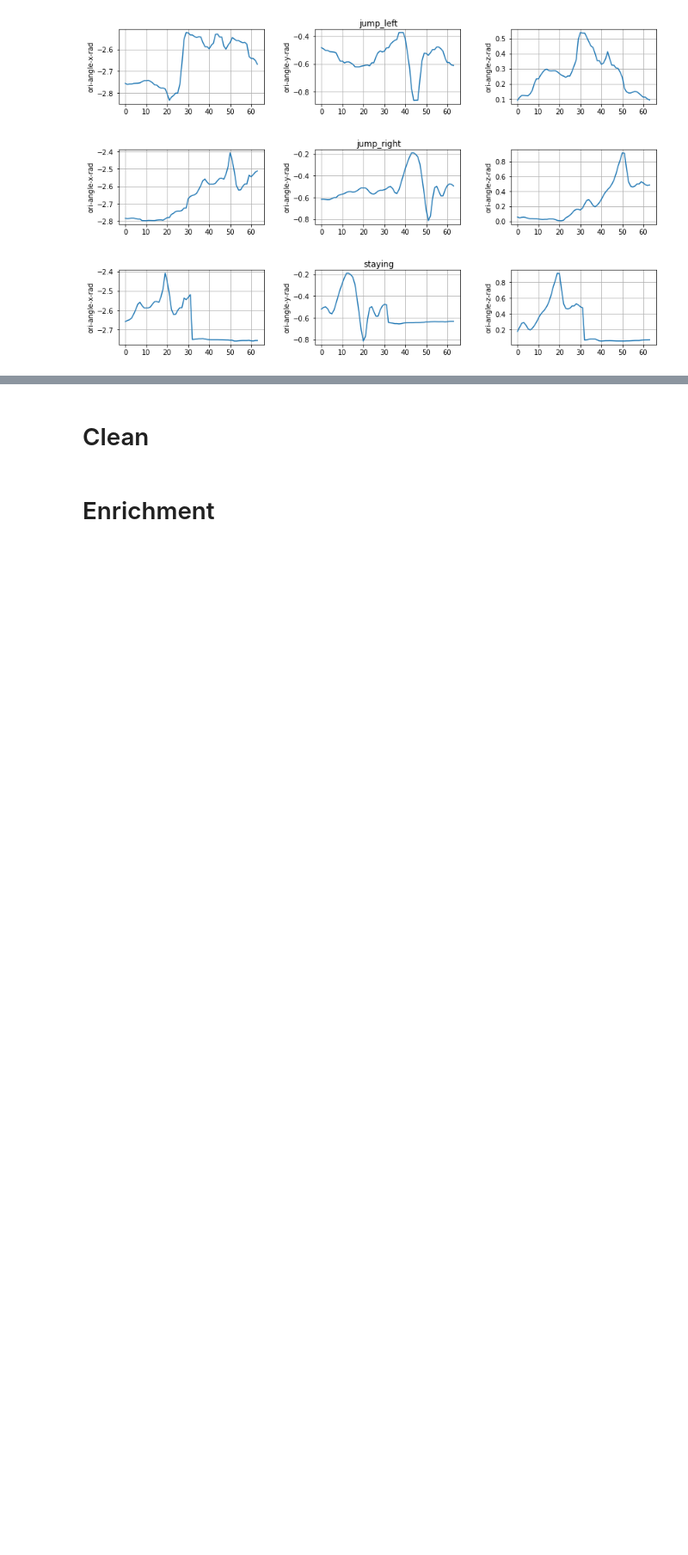
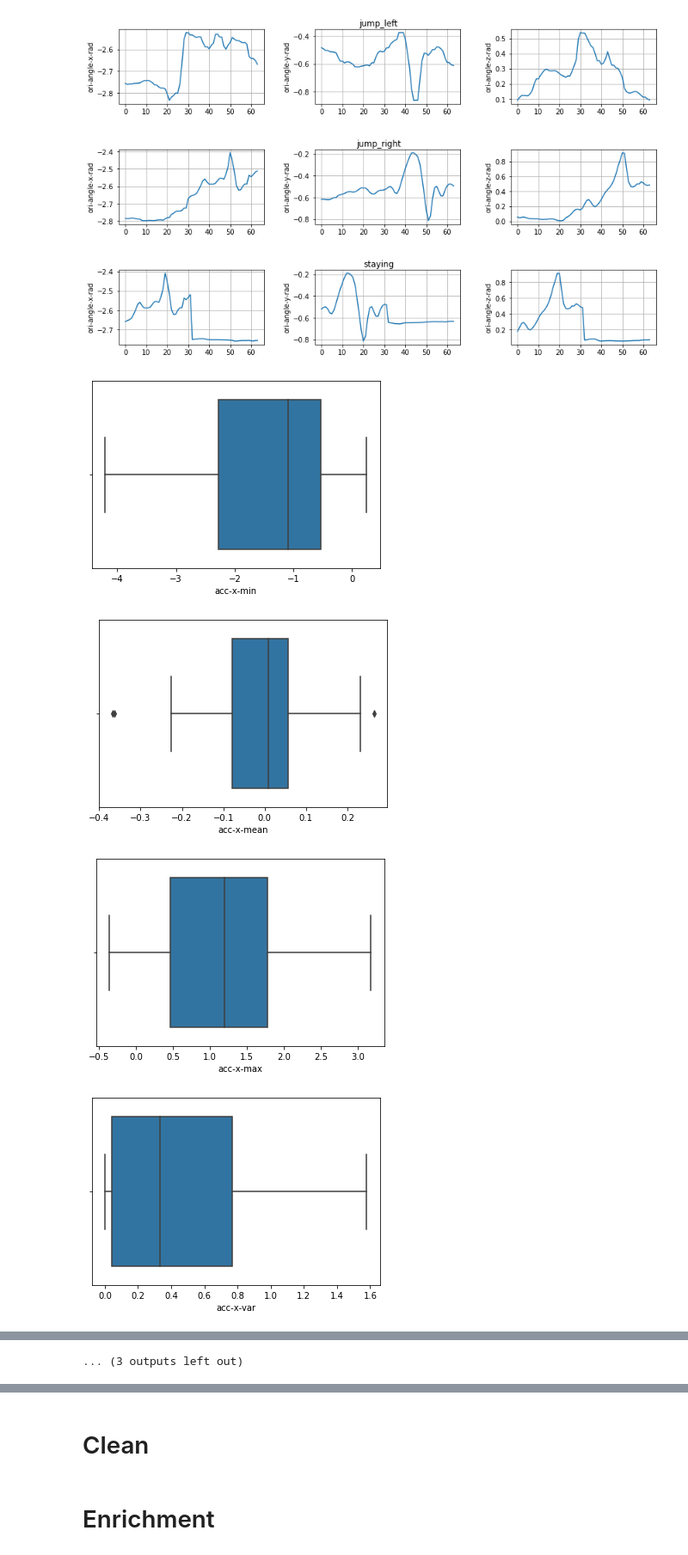
Before and after one commit to djocraveiro/duck-catch-and-fit, a Jupyter notebook: Notebooks/AmI2022.ipynb, the cells around one changed output, grey strips where cells are left out. Shown at 86% size. Cells and saved outputs as stored; diff of their text form; code cells hidden in the pictures; blank space fills up the shorter version.

```diff
--- a/Notebooks/AmI2022.ipynb
+++ b/Notebooks/AmI2022.ipynb
@@ -160,3 +167,20 @@ plot_data_from_row(df, 2, ['ori-angle-x-rad', 'ori-angle-y-rad', 'ori-angle-z-ra
 [figure]
 [figure]
 [figure]
+# %%
+df_for_bp_acc = df[
+    [
+        'acc-x-min', 'acc-x-mean', 'acc-x-max', 'acc-x-var', 'acc-x-std',
+        'acc-y-min', 'acc-y-mean', 'acc-y-max', 'acc-y-var', 'acc-y-std',
+        'acc-z-min', 'acc-z-mean', 'acc-z-max', 'acc-z-var', 'acc-z-std',
+    ]
+].copy()
+
+for column in df_for_bp_acc.columns:
+    sn.boxplot(df_for_bp_acc[column])
+    plt.show()
+# %% [output]
+[figure, added]
+[figure, added]
+[figure, added]
+[figure, added]
@@ -162,0 +195 @@ plot_data_from_row(df, 2, ['ori-angle-x-rad', 'ori-angle-y-rad', 'ori-angle-z-ra
+... (3 outputs left out)
```
Also changed, not shown: parts of 19 cells of this notebook.
